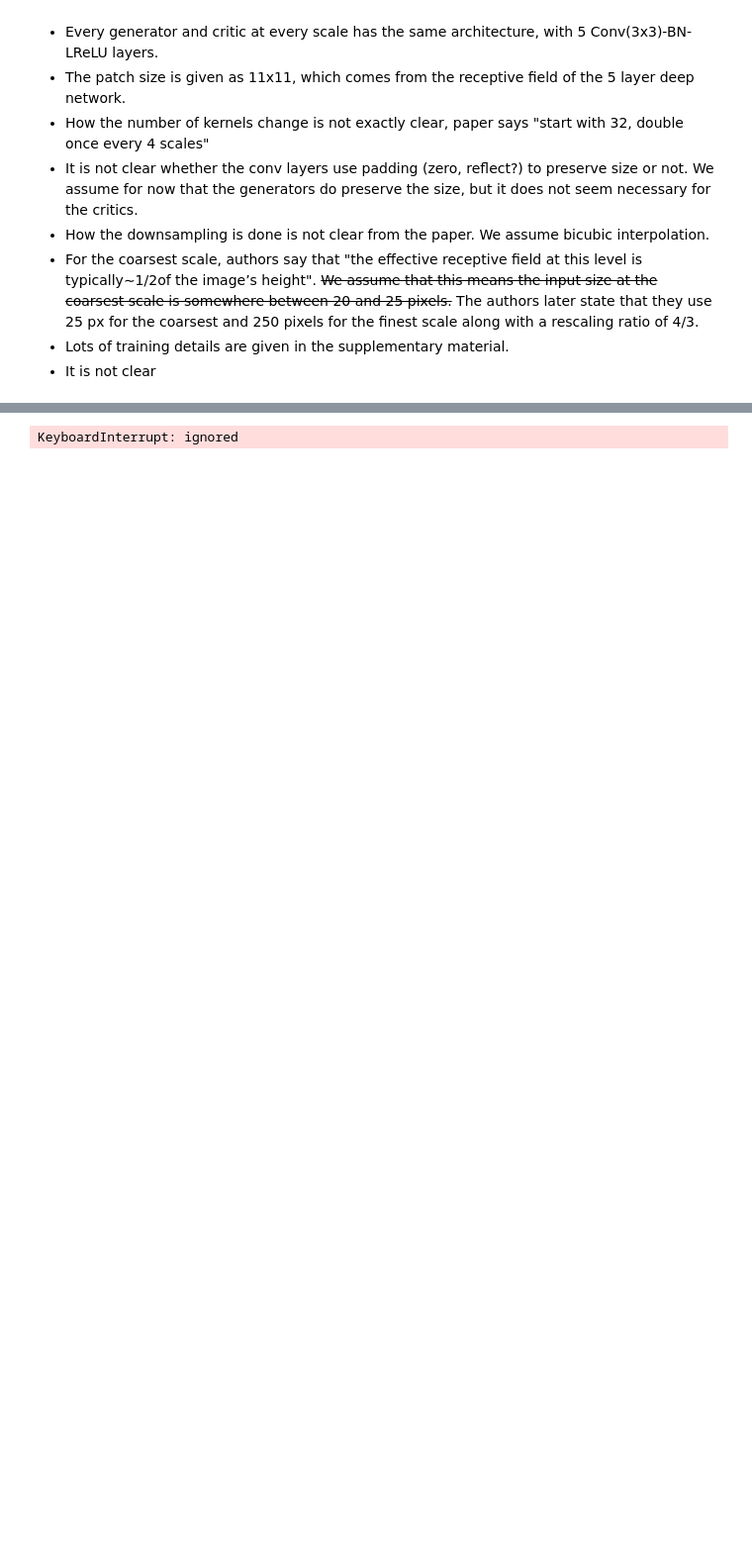
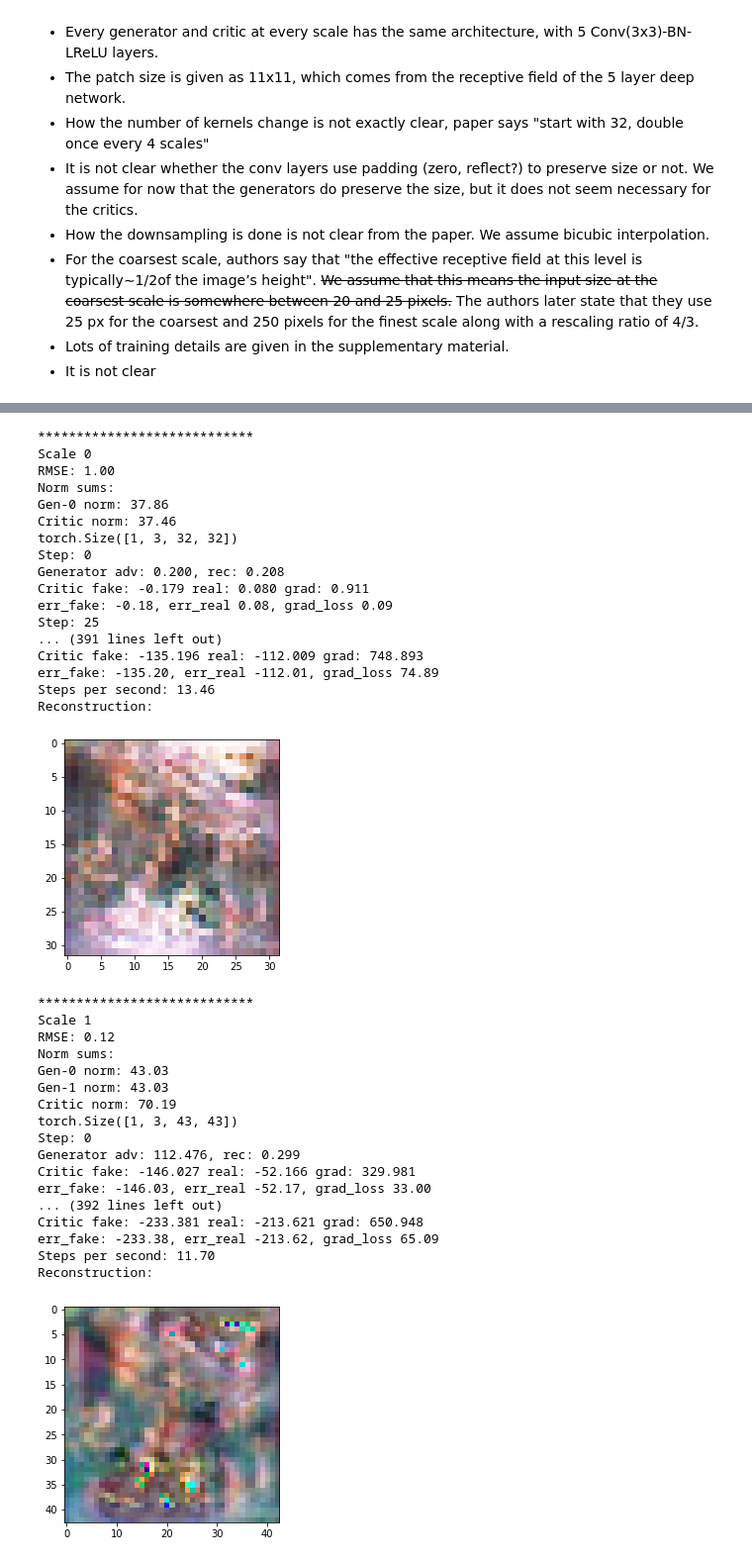
Before and after one commit to denizmsayin/singan, a Jupyter notebook: run.ipynb, the cells around one changed output, grey strips where cells are left out. Shown at 99% size. Saved outputs shown, nothing was run; the diff lists cells and outputs as text; code cells hidden in the pictures; blank space fills up the shorter version.

Commit message:
commit after 'fixing' noise

```diff
--- a/run.ipynb
+++ b/run.ipynb
@@ -145,8 +146,9 @@ SCALING_FACTOR = 4/3
 INITIAL_KERNEL_COUNT = 32
 INCREASE_KERNEL_COUNT_EVERY = 4 # SCALES
 NOISE_BASE_STD = 0.1
+FIRST_SCALE_NOISE_STD = 1.0
 
-PRINT_EVERY = 50
+PRINT_EVERY = 25
 DEVICE = 'cuda'
 SEED = 796
 # %%
@@ -184,7 +186,7 @@ original_img_scales, scale_sizes = create_scale_pyramid(original_img, 1/SCALING_
 original_img_scales, scale_sizes = original_img_scales[::-1], scale_sizes[::-1] # reverse since we start from coarsest
 
 # create the constant noise used in reconstruction along with the MSE loss func.
-z_rec_coarsest = sample_noise_like(original_img_scales[0], stdev=NOISE_BASE_STD, device=DEVICE)
+z_rec_coarsest = sample_noise_like(original_img_scales[0], stdev=FIRST_SCALE_NOISE_STD, device=DEVICE)
 z_rec = [z_rec_coarsest]
 
 # constant zero input for the coarsest scale
@@ -208,7 +210,8 @@ for scale_index in range(NUM_SCALES):
     rmse = F.mse_loss(scaled_reconstruction, orig_img).item()
 
   # create the noise sampler based on the RMSE
-  noise_sampler = lambda x: sample_noise_like(x, mean=0.0, stdev=rmse * NOISE_BASE_STD, device=DEVICE)
+  noise_std = FIRST_SCALE_NOISE_STD if scale_index == 0 else rmse * NOISE_BASE_STD
+  noise_sampler = lambda x: sample_noise_like(x, mean=0.0, stdev=noise_std, device=DEVICE)
   print('RMSE: {:.2f}'.format(rmse))
 
   ## initialize the generator
@@ -273,11 +276,11 @@ for scale_index in range(NUM_SCALES):
       grad_sample = epsilon * orig_img + (1 - epsilon) * fake_imgc
       f_grad_sample = critic(grad_sample)
       grad, = torch.autograd.grad(f_grad_sample, grad_sample, create_graph=True, retain_graph=True)
-      grad_loss = (torch.norm(grad) - 1)**2
+      grad_loss = ((torch.norm(grad) - 1)**2)
 
       fake_loss = critic(fake_imgc)
       real_loss = -critic(orig_img)
-      dis_loss =  fake_loss + real_loss + GP_WEIGHT * grad_loss
+      dis_loss =  fake_loss + real_loss + GP_WEIGHT * grad_loss # TODO: are signs of fake and real loss correct?
       dis_loss.backward()
       dis_optimizer.step()
       dis_sched.step()
@@ -296,31 +299,67 @@ for scale_index in range(NUM_SCALES):
       # reconstruction loss
       rec_img = generator(generator_zero_input, z_rec)
       # the representation space of the images is not clear in the paper.
       # since the reconstruction loss seemed very low to us in the [-1, 1]
       # range, we decided to calculate it in the [0, 255] range instead
       # EDIT: after checking out their own code, it seems that there is
       # no multiplier. however, the reconstruction loss remains too small?
       rec_loss = F.mse_loss(orig_img, rec_img)
 
       gen_loss = adv_loss + REC_ALPHA * rec_loss
       gen_loss.backward()
       gen_optimizer.step()
       gen_sched.step()
       gen_losses.append(gen_loss.item())
 
     if step % PRINT_EVERY == 0:
       print('Step: {}'.format(step))
       print('Generator adv: {:.3f}, rec: {:.3f}'.format(adv_loss.data, rec_loss.data))
       print('Critic fake: {:.3f} real: {:.3f} grad: {:.3f}'.format(fake_loss.data, real_loss.data, grad_loss.data))
+      print('err_fake: {:.2f}, err_real {:.2f}, grad_loss {:.2f}'.format(fake_loss, real_loss, GP_WEIGHT * grad_loss))
       if step != 0:
         elapsed = time() - last_print
         print('Steps per second: {:.2f}'.format(PRINT_EVERY / elapsed))
       plt.imshow(net2img(fake_img))
       plt.show()
       last_print = time()
 
   print('Reconstruction:')
   plt.imshow(net2img(generator(generator_zero_input, z_rec)))
   plt.show()
 # %% [output]
-KeyboardInterrupt: ignored
+****************************
+Scale 0
+RMSE: 1.00
+Norm sums:
+Gen-0 norm: 37.86
+Critic norm: 37.46
+torch.Size([1, 3, 32, 32])
+Step: 0
+Generator adv: 0.200, rec: 0.208
+Critic fake: -0.179 real: 0.080 grad: 0.911
+err_fake: -0.18, err_real 0.08, grad_loss 0.09
+Step: 25
+... (391 lines left out)
+Critic fake: -135.196 real: -112.009 grad: 748.893
+err_fake: -135.20, err_real -112.01, grad_loss 74.89
+Steps per second: 13.46
+Reconstruction:
+[figure, added]
+****************************
+Scale 1
+RMSE: 0.12
+Norm sums:
+Gen-0 norm: 43.03
+Gen-1 norm: 43.03
+Critic norm: 70.19
+torch.Size([1, 3, 43, 43])
+Step: 0
+Generator adv: 112.476, rec: 0.299
+Critic fake: -146.027 real: -52.166 grad: 329.981
+err_fake: -146.03, err_real -52.17, grad_loss 33.00
+... (392 lines left out)
+Critic fake: -233.381 real: -213.621 grad: 650.948
+err_fake: -233.38, err_real -213.62, grad_loss 65.09
+Steps per second: 11.70
+Reconstruction:
+[figure, added]
```
Also changed, not shown: parts of 3 cells of this notebook.
